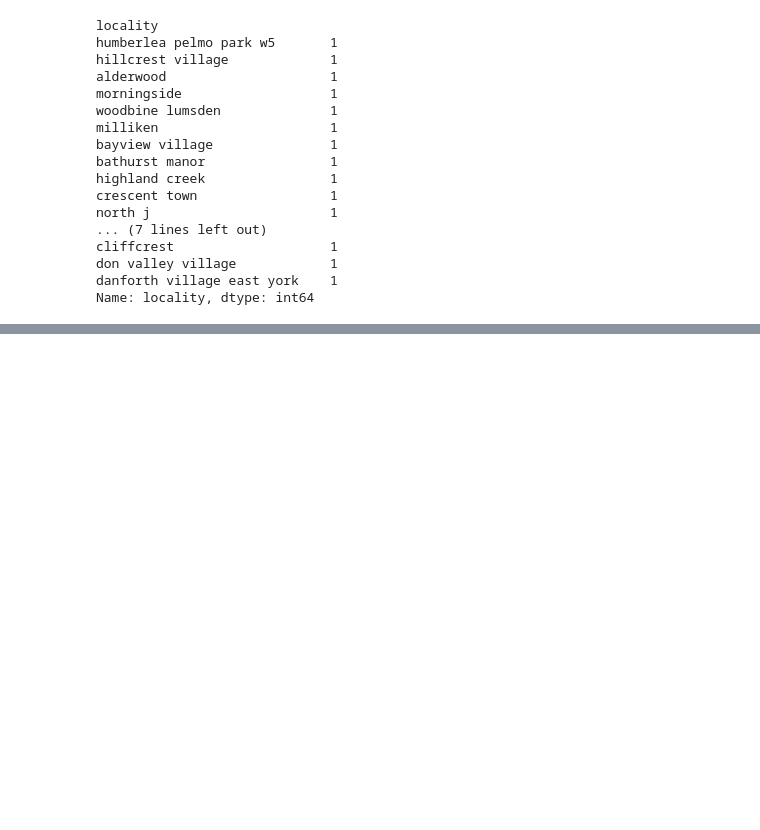
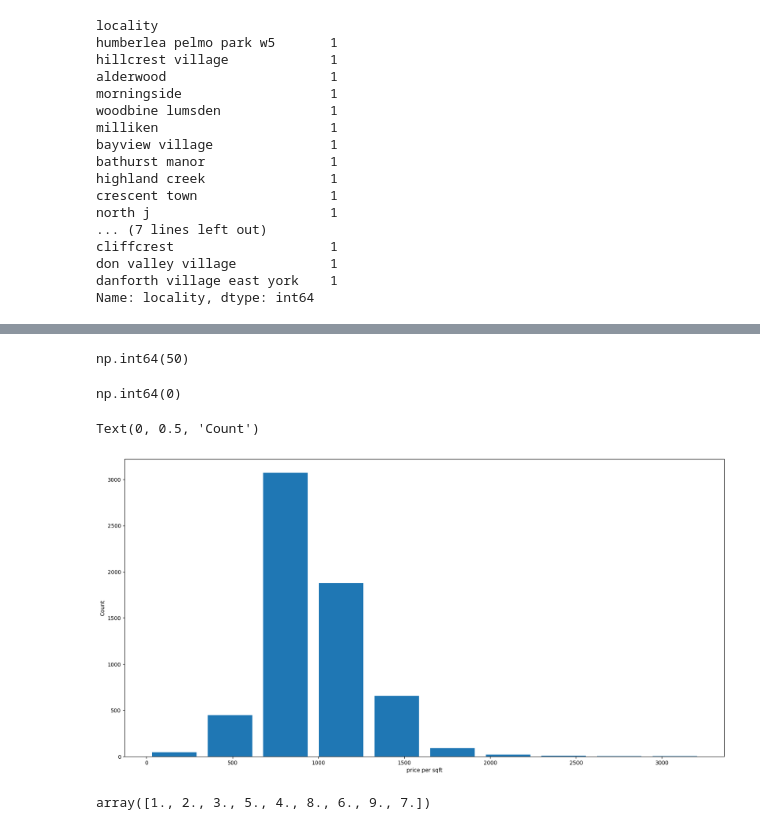
Before and after one commit to Shaji-Mohammed/RealEstatePricePrediction, a Jupyter notebook: ml/training/Untitled.ipynb, the cells around one changed output, grey strips where cells are left out. Saved outputs shown, nothing was run; the diff lists cells and outputs as text; code cells hidden in the pictures; blank space fills up the shorter version.

Commit message:
cleaned data --wip

```diff
--- a/ml/training/Untitled.ipynb
+++ b/ml/training/Untitled.ipynb
@@ -177,0 +190,28 @@ toronto_data.head(10)
+# %%
+ds = toronto_data[~(toronto_data.area / toronto_data.beds < 300)]
+# %%
+ds.baths.isna().sum()
+# %% [output]
+np.int64(50)
+# %%
+# Removed rows with no baths
+ds_1 = ds[~(ds.baths.isna())]
+# %%
+ds_1.baths.isna().sum()
+# %% [output]
+np.int64(0)
+# %%
+import matplotlib
+from matplotlib import pyplot as plt
+
+matplotlib.rcParams['figure.figsize'] = (20, 10)
+plt.hist(ds_1.price_per_sqft, rwidth=0.8)
+plt.xlabel("price per sqft")
+plt.ylabel("Count")
+# %% [output]
+Text(0, 0.5, 'Count')
+[figure, added]
+# %%
+ds_1.baths.unique()
+# %% [output]
+array([1., 2., 3., 5., 4., 8., 6., 9., 7.])
```
Also changed, not shown: parts of 9 cells of this notebook.
